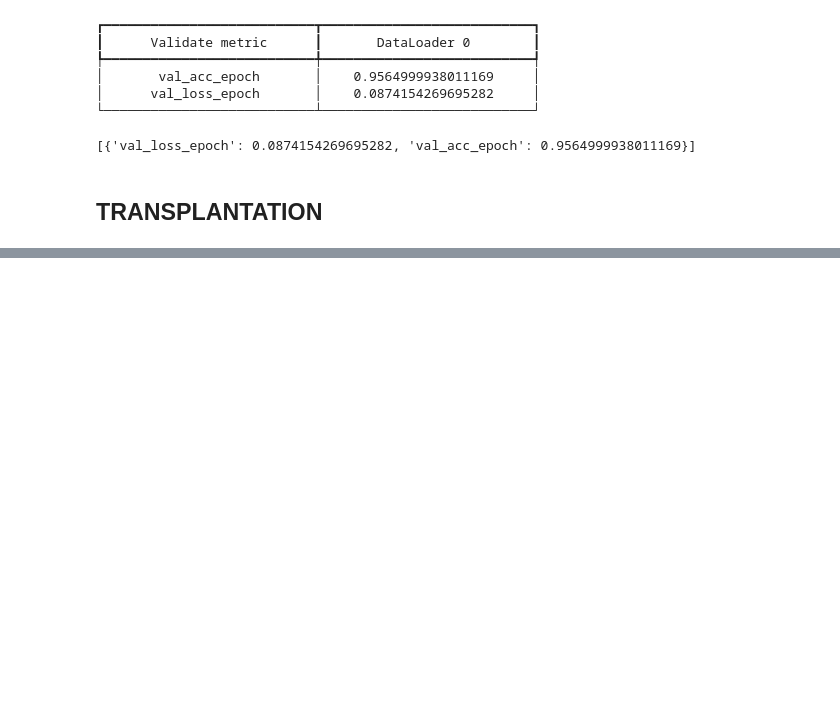
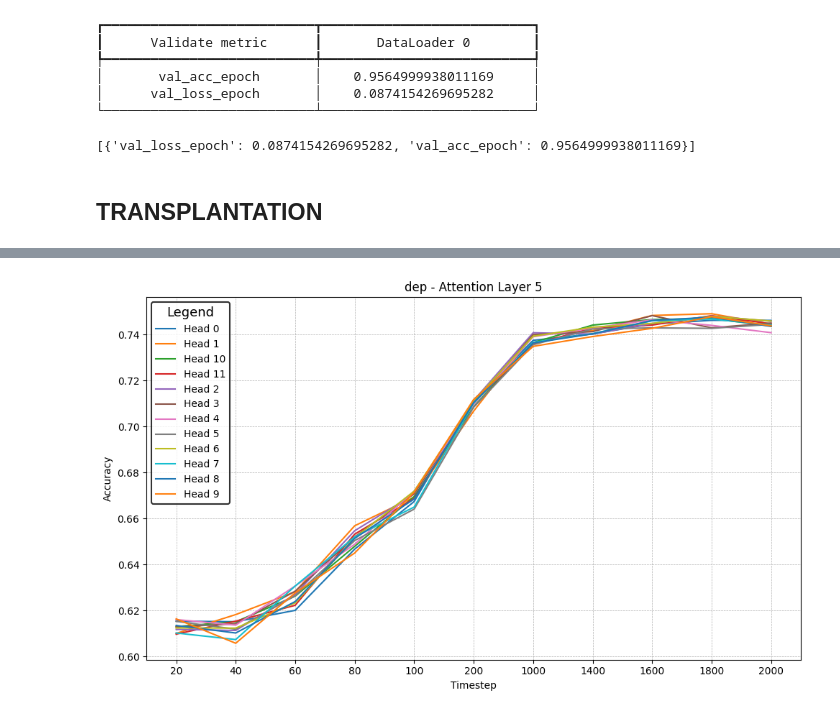
Before and after one commit to surajK610/curriculum_learning, a Jupyter notebook: src/notebooks/toy_model.ipynb, the cells around one changed output, grey strips where cells are left out. Cells and saved outputs as stored; diff of their text form; code cells hidden in the pictures; blank space fills up the shorter version.

```diff
--- a/src/notebooks/toy_model.ipynb
+++ b/src/notebooks/toy_model.ipynb
@@ -662,0 +693,4 @@ def perplexity(model, dataset):
+# %%
+_ = make_line_graph(os.path.join(home, 'outputs/en_ewt-ud/dep/components'), 5, 'dep', os.path.join(home, 'figures/dep_5_heads.png'))
+# %% [output]
+[figure, added]
```
Also changed, not shown: parts of 26 cells of this notebook, 10 other files.
